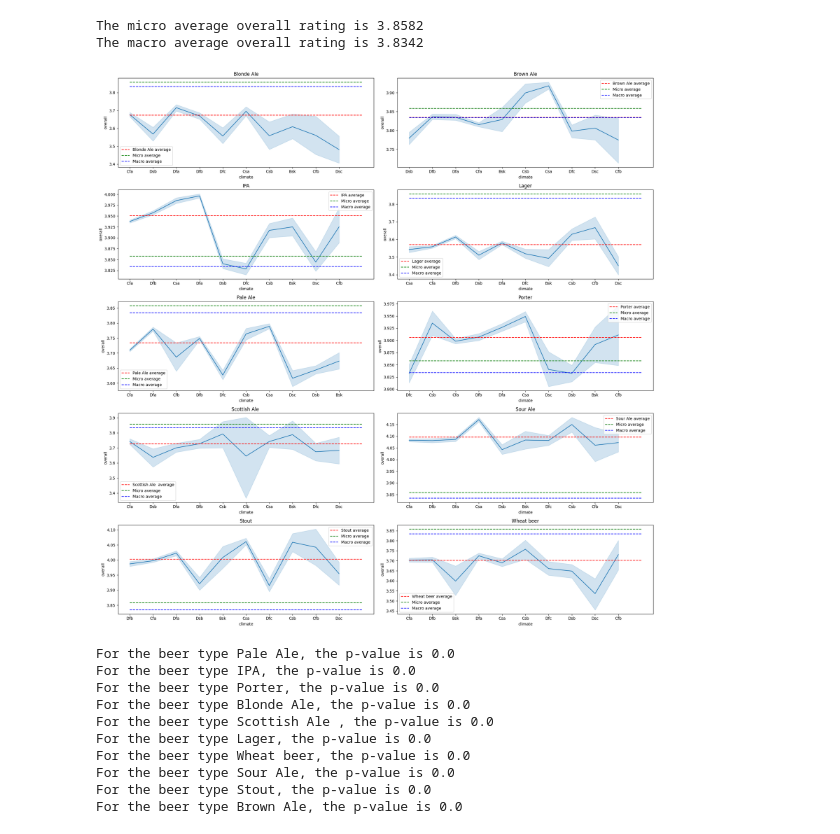
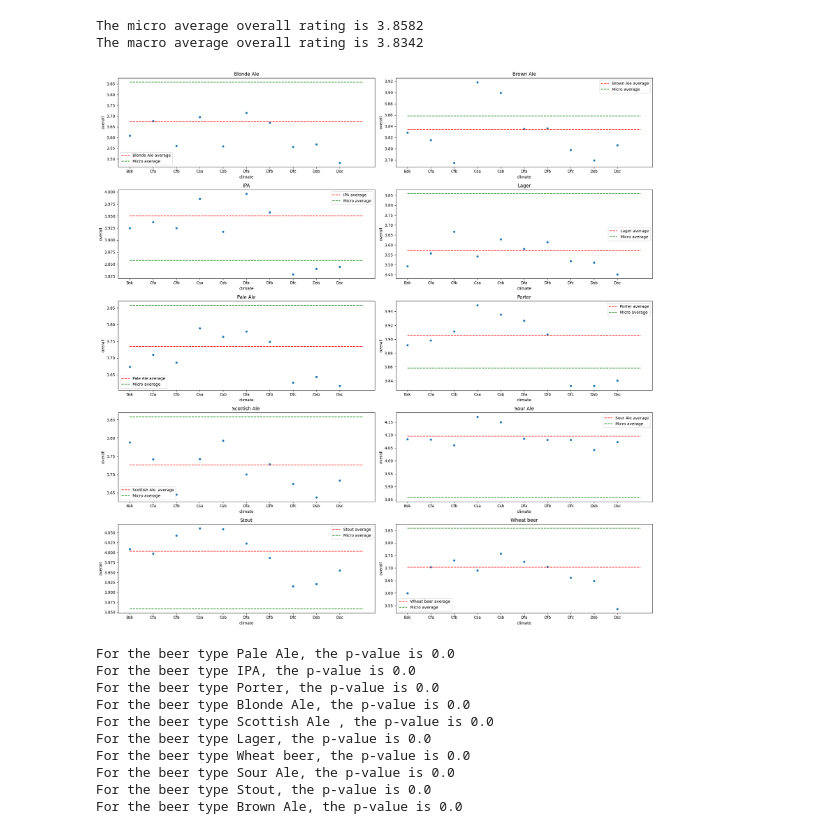
Before and after one commit to epfl-ada/ada-2023-project-riskybiscuits, a Jupyter notebook: main.ipynb, the cells around one changed output. Saved outputs shown, nothing was run; the diff lists cells and outputs as text; code cells hidden in the pictures.

```diff
--- a/main.ipynb
+++ b/main.ipynb
@@ -501,7 +527,9 @@ spider_plot(scores_to_compare, averages_scores, us_users_ratings_scores["climate
 for score in scores_to_compare:
     res = stats.f_oneway(
         *[
-            us_users_ratings_scores[us_users_ratings_scores.climate_scheme == zone][score]
+            us_users_ratings_scores[us_users_ratings_scores.climate_scheme == zone][
+                score
+            ]
             for zone in us_users_ratings_scores.climate_scheme.unique()
         ],
         axis=0
@@ -525,7 +553,9 @@ We will look at the styles of beer and see if we can find any interesting patter
 # %%
 us_users_ratings_style = us_users_ratings.copy()
 
-us_users_ratings_style = us_users_ratings_style.dropna(subset=["overall", "general_style"])
+us_users_ratings_style = us_users_ratings_style.dropna(
+    subset=["overall", "general_style"]
+)
 # %% [markdown]
 Now that the data are loaded, we can first just look at the beers most liked in the whole US:
 # %%
@@ -606,7 +669,11 @@ There are 10 different general beer styles in the dataset
 We will first look for each climate which are the most liked beers (according to the score `overall` given by the users) and which beers are the most reviewed.
 # %%
 # Find for each climate the most liked beer style
-climate_beer_type = us_users_ratings_style.groupby(["climate", "general_style"])["overall"].mean().reset_index()
+climate_beer_type = (
+    us_users_ratings_style.groupby(["climate", "general_style"])["overall"]
+    .mean()
+    .reset_index()
+)
 
 # Create a datafram which gives for each climate the general style ordered by the average overall rating
 columns = ["climate"] + ["beer_" + str(i) for i in range(1, 11)]
@@ -778,7 +886,9 @@ plt.show()
 for climate in us_users_ratings_style["climate"].unique():
     res = stats.f_oneway(
         *[
-            us_users_ratings_style[us_users_ratings_style["general_style"] == beer_type]["overall"]
+            us_users_ratings_style[
+                us_users_ratings_style["general_style"] == beer_type
+            ]["overall"]
             for beer_type in us_users_ratings_style["general_style"].unique()
         ]
     )
@@ -827,42 +937,42 @@ for i, beer_type in enumerate(climate_beer_type["general_style"].unique()):
     # compute average beer rating for that beer type
     beer_type_av_overall = us_users_ratings_style[
         us_users_ratings_style["general_style"] == beer_type
     ]["overall"].mean()
 
     # plot the overall beer ratings for each type, climate and the different averagers
     ax = axs[i // 2, i % 2]
-    sns.lineplot(
+    sns.scatterplot(
         x="climate",
         y="overall",
-        data=us_users_ratings_style[us_users_ratings_style["general_style"] == beer_type],
+        data=us_users_ratings_style[
+            us_users_ratings_style["general_style"] == beer_type
+        ]
+        .groupby("climate")["overall"]
+        .mean()
+        .reset_index(),
         ax=ax,
     )
 
     ax.set_title(beer_type)
     ax.plot(
         [0, num_scores],
         [beer_type_av_overall, beer_type_av_overall],
         "r--",
         label="{} average".format(beer_type),
     )
     ax.plot(
         [0, num_scores],
         [micro_av_overall, micro_av_overall],
         "g--",
         label="Micro average",
     )
-    ax.plot(
-        [0, num_scores],
-        [macro_av_overall, macro_av_overall],
-        "b--",
-        label="Macro average",
-    )
+
     ax.legend()
 
 plt.tight_layout()
 plt.show()
 # %% [output]
-[figure, old version]
+[figure, new version]
 # %%
 # Compute a one-way ANOVA test for each beer type to see if the ratings given to each beer type are significantly different
 for beer_type in us_users_ratings_style["general_style"].unique():
```
Also changed, not shown: parts of 40 cells of this notebook.
